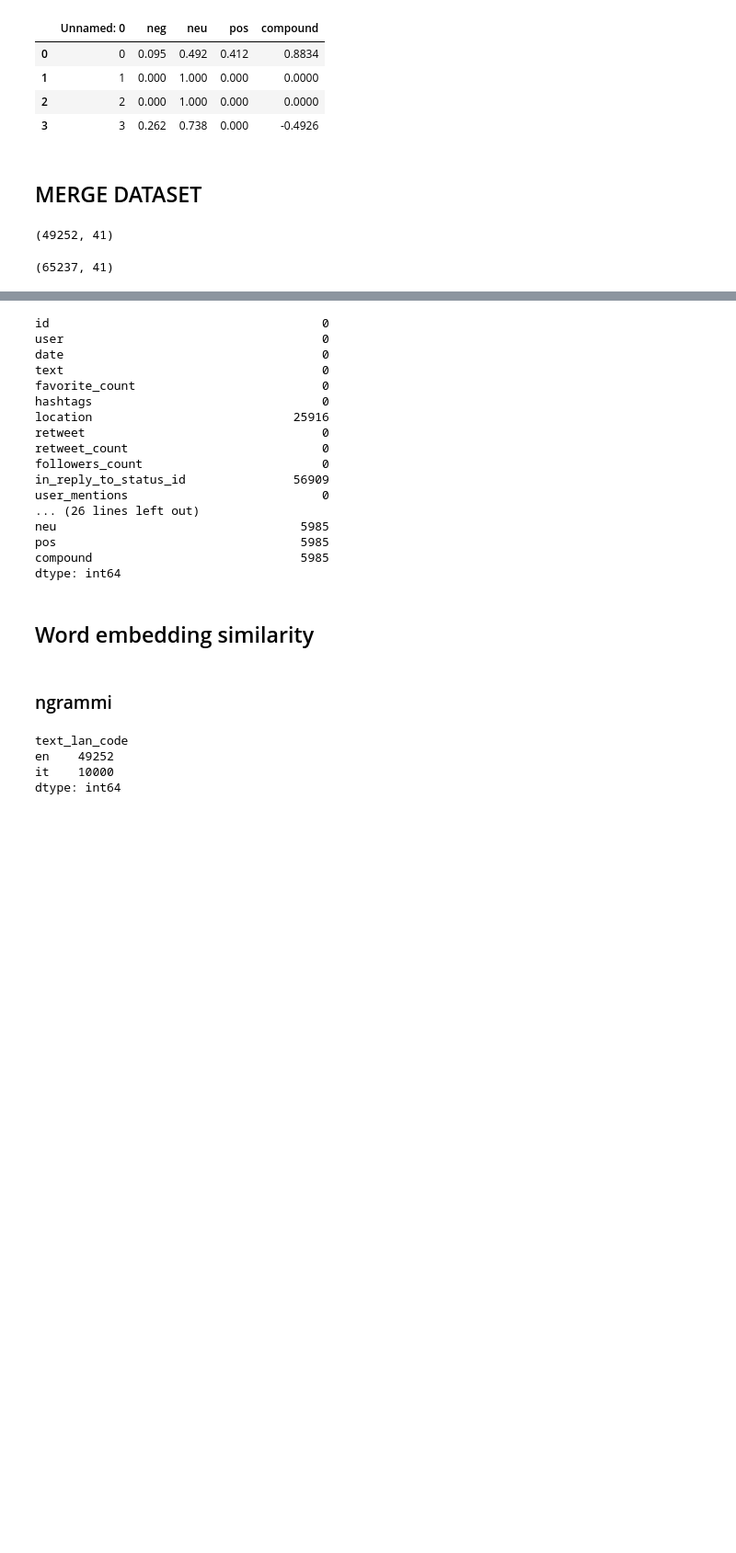
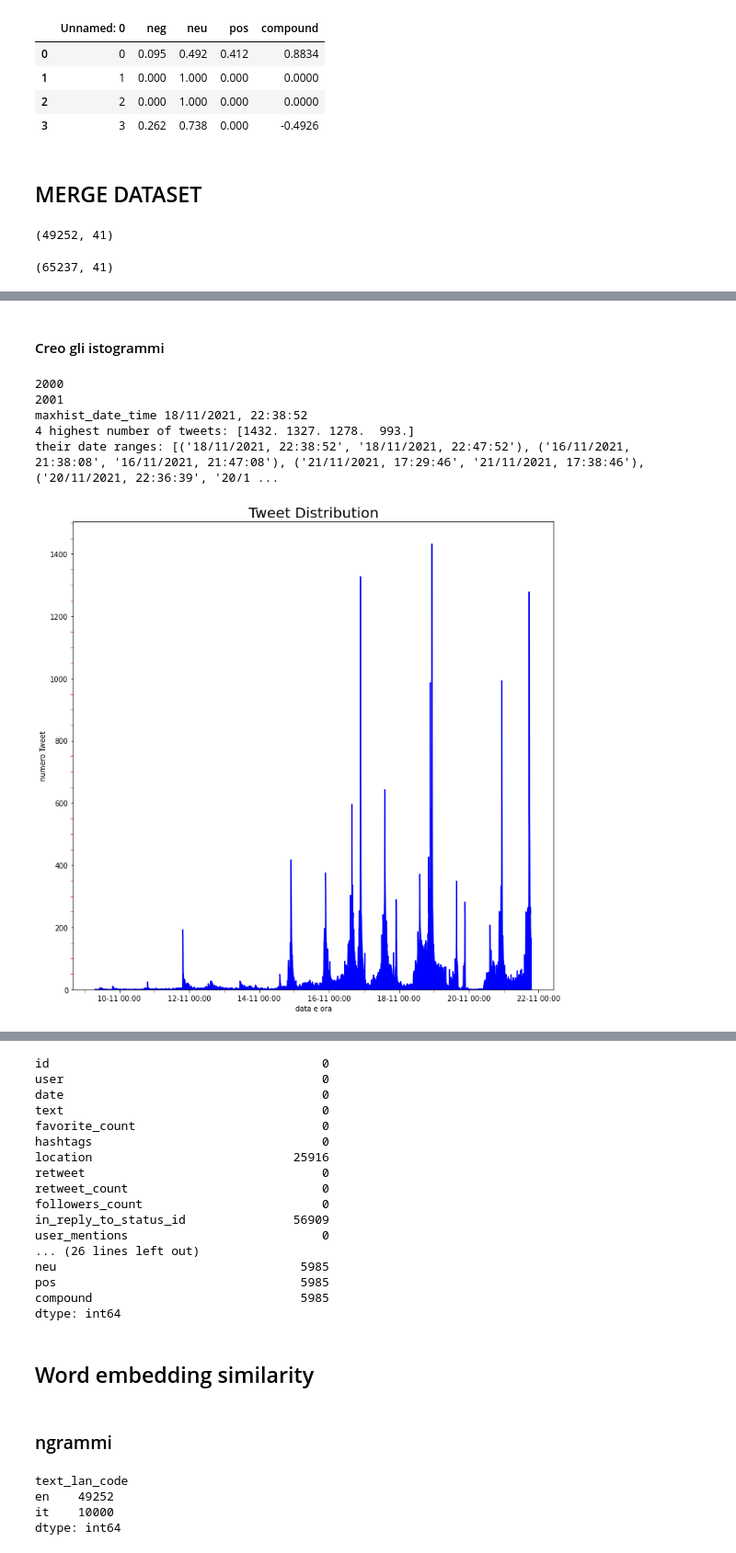
Before and after one commit to AScarcella3/TextMiningProject, a Jupyter notebook: main.ipynb, the cells around one changed output, grey strips where cells are left out. Shown at 92% size. Drawn from its saved outputs; the diff is of its cells as text; code cells hidden in the pictures; blank space fills up the shorter version.

```diff
--- a/main.ipynb
+++ b/main.ipynb
@@ -942,0 +947,2 @@ prot_new_dataset.head(1)
+# %%
+filepath='/content/drive/MyDrive/nucleare/STAGING_MARCO/'
@@ -942,0 +995,2 @@ prot_new_dataset.head(1)
+# %%
+dftot = pd.read_csv(filepath+'twitter_text_cleaned.csv', sep=',')
@@ -942,0 +1017,56 @@ prot_new_dataset.head(1)
+# %%
+dftot=dftot.sort_values("date_norm")
+# %% [markdown]
+#### Creo gli istogrammi
+# %%
+import matplotlib.dates as mdates
+# from datetime import datetime
+# from matplotlib.ticker import MultipleLocator
+# import matplotlib.ticker as ticker
+# import numpy as np
+import matplotlib.pyplot as plt
+# import matplotlib.cbook as cbook
+# from dateutil import tz
+
+days=mdates.DayLocator() # every day
+hours=mdates.HourLocator()
+datetimes= pd.to_datetime(dftot['date_norm'], format="%Y-%m-%d %H:%M:%S")
+dates = mdates.date2num(datetimes)
+# Create figure and plot space
+fig, ax = plt.subplots(figsize=(12, 12))
+n, bins, patches =ax.hist(dates, bins=2000, color='blue')
+print(n.size)
+print(bins.size)
+ax.plot(bins[:-1], n, color='blue')
+idx_histmax = np.where(n == n.max())
+maxhistbin = mdates.num2date(bins[idx_histmax][0])
+maxhist_date_time = maxhistbin.strftime("%d/%m/%Y, %H:%M:%S")
+print('maxhist_date_time', maxhist_date_time)
+order = np.argsort(n)[::-1]#
+ranges=[((mdates.num2date(bins[i])).strftime("%d/%m/%Y, %H:%M:%S"), (mdates.num2date(bins[i+1])).strftime("%d/%m/%Y, %H:%M:%S"))   for i in order[:4]]
+print("4 highest number of tweets:", n[order][:4])
+print("their date ranges:", ranges)
+#print("  their ranges:", [ (bins[i], bins[i+1])   for i in order[:4]])
+plt.gca().set(ylabel = 'numero Tweet',xlabel = 'data e ora')
+#ax.yaxis.grid()
+#plt.grid()
+# remove the minor xtick labels set by pandas.plot
+#ax2.set_xticklabels([], minor = True)
+# turn the minor ticks created by pandas.plot off
+plt.minorticks_on()
+# Define the date format
+date_form = mdates.DateFormatter("%d-%m %H:%M")
+ax.xaxis.set_major_formatter(date_form)
+#ax.xaxis.set_minor_formatter(date_form)
+ax.xaxis.set_minor_locator(days)
+#ax.xaxis.set_minor_locator(hours)
+ax.tick_params(which='minor', length=4, color='r')
+plt.title('Tweet Distribution', fontsize=20)
+plt.show()
+# %% [output]
+2000
+2001
+maxhist_date_time 18/11/2021, 22:38:52
+4 highest number of tweets: [1432. 1327. 1278.  993.]
+their date ranges: [('18/11/2021, 22:38:52', '18/11/2021, 22:47:52'), ('16/11/2021, 21:38:08', '16/11/2021, 21:47:08'), ('21/11/2021, 17:29:46', '21/11/2021, 17:38:46'), ('20/11/2021, 22:36:39', '20/1 ...
+[figure, added]
```
Also changed, not shown: parts of 17 cells of this notebook.
